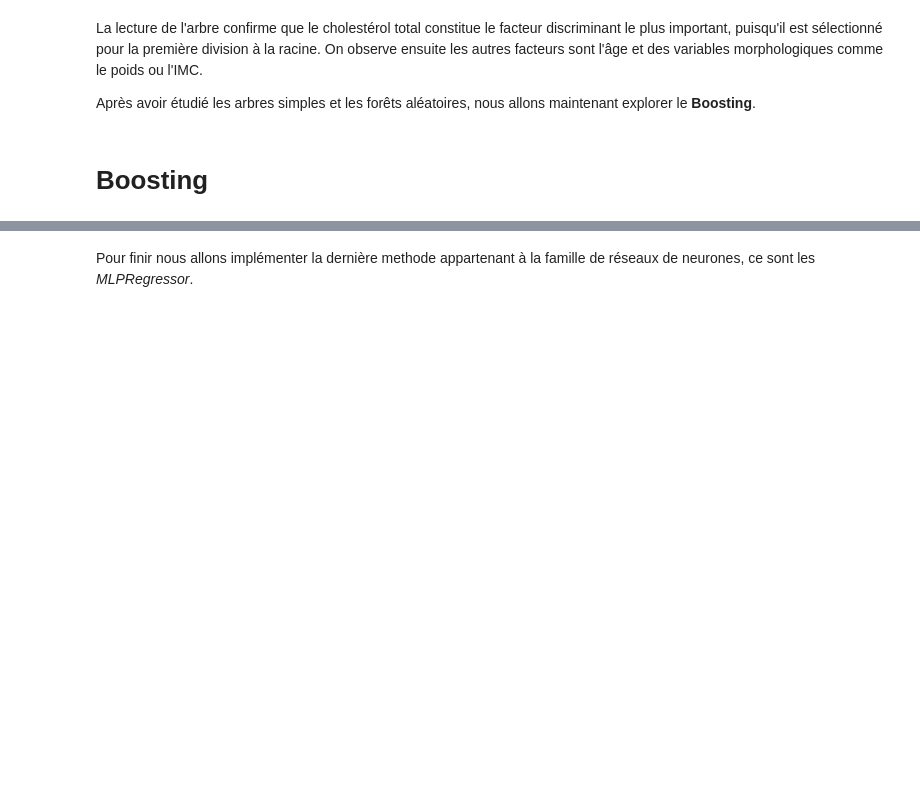
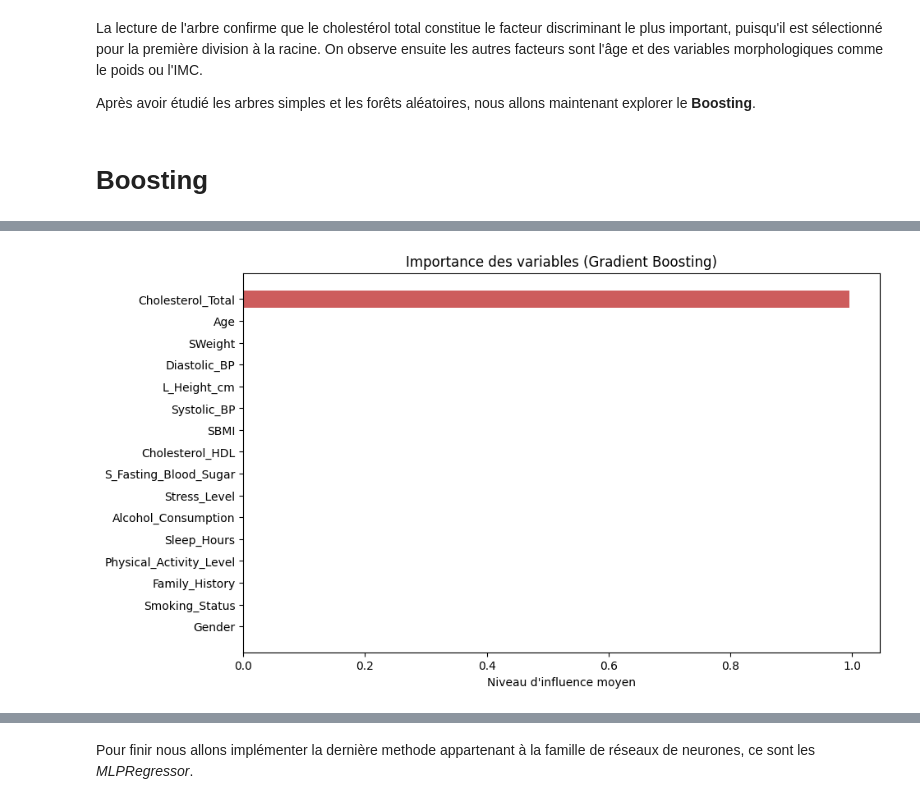
Before and after one commit to Eliott67/Projet_ML, a Jupyter notebook: notebook_Python_final.ipynb, the cells around one changed output, grey strips where cells are left out. Saved outputs shown, nothing was run; the diff lists cells and outputs as text; code cells hidden in the pictures; blank space fills up the shorter version.

Commit message:
Commentaire boosting

```diff
--- a/notebook_Python_final.ipynb
+++ b/notebook_Python_final.ipynb
@@ -498,9 +499,11 @@ On va réaliser un Gradient boosting. D'abord on optimise par validation croisé
 from sklearn.ensemble import GradientBoostingRegressor
 
 param_boost = {
-    'learning_rate': [0.01,0.05,0.07, 0.1,0.15, 0.2],
+    'learning_rate': [0.02,0.03,0.04,0.05],
     'max_depth': [2,3, 4, 5,6],
-    'subsample': [0.6,0.7,0.8, 1.0]
+    'subsample': [0.04,0.05,0.6,0.7,0.8],
+    'n_estimators': [50, 100, 200],
+
 }
 
 grid_boost = GridSearchCV(GradientBoostingRegressor(random_state=11),
@@ -542,0 +550,12 @@ plt.show()
+# %%
+importances_boost = boost_opt.best_estimator_.feature_importances_
+df_imp_boost = pd.DataFrame({'Variable': X.columns, 'Importance': importances_boost})
+df_imp_boost = df_imp_boost.sort_values(by='Importance', ascending=True)
+
+plt.figure(figsize=(10, 6))
+plt.barh(df_imp_boost['Variable'], df_imp_boost['Importance'], color='indianred')
+plt.xlabel("Niveau d'influence moyen")
+plt.title("Importance des variables (Gradient Boosting)")
+plt.show()
+# %% [output]
+[figure, added]
```
Also changed, not shown: parts of 19 cells of this notebook.
